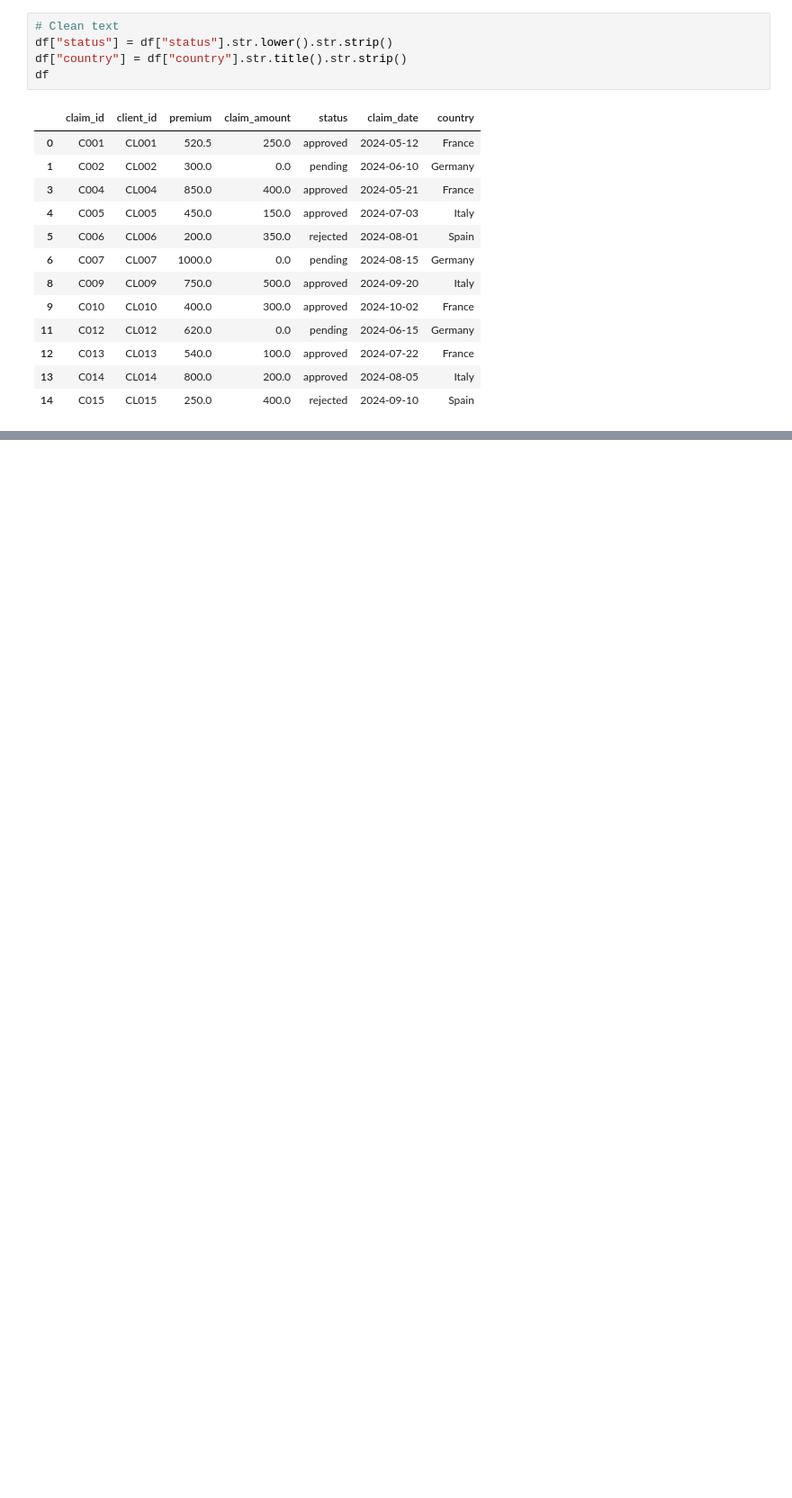
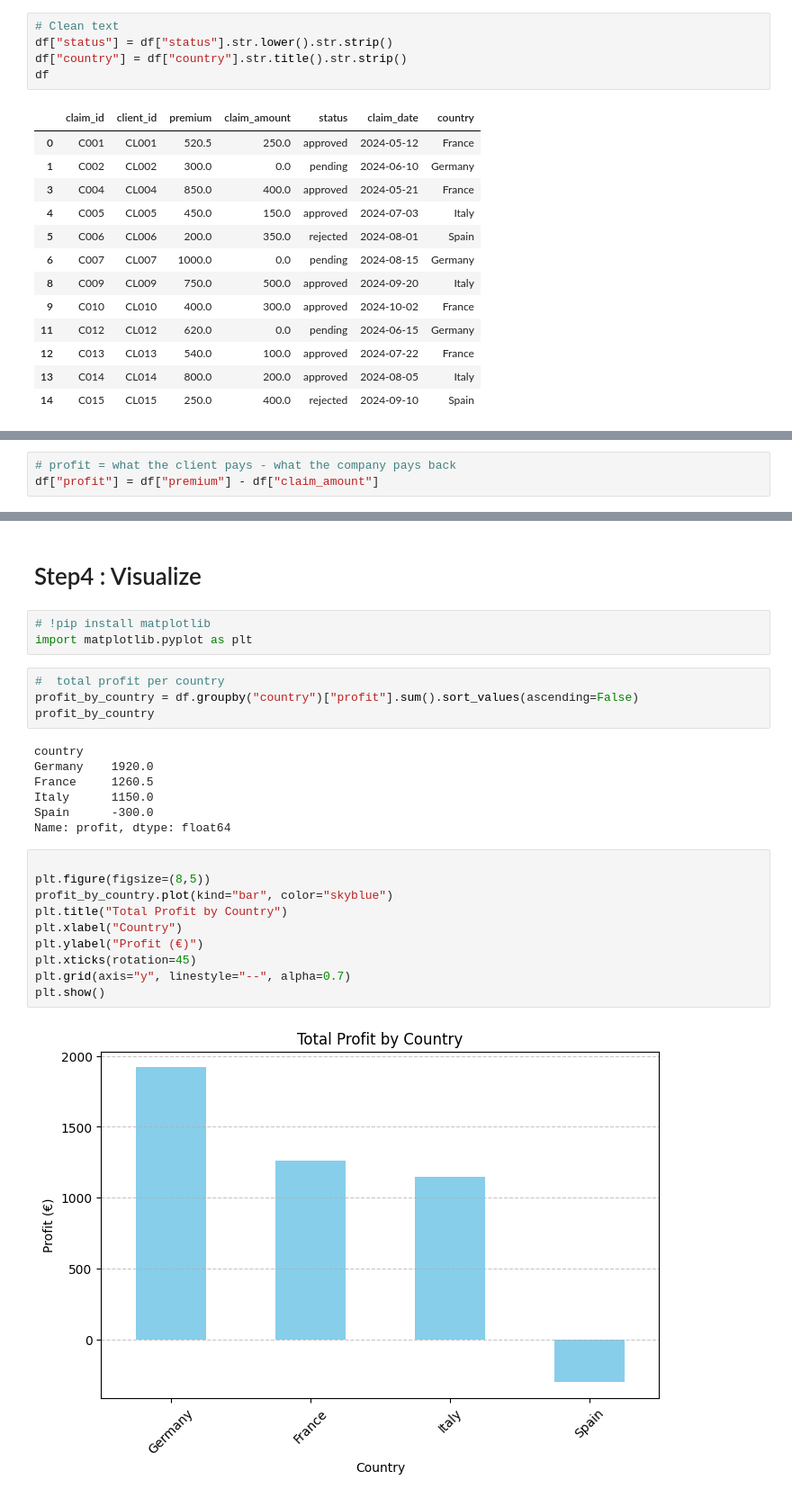
Before and after one commit to niloufargit/data-validation, a Jupyter notebook: src/analyse.ipynb, the cells around one changed output, grey strips where cells are left out. Shown at 90% size. Saved outputs shown, nothing was run; the diff lists cells and outputs as text; blank space fills up the shorter version.

Commit message:
cleaning and visualizing

```diff
--- a/src/analyse.ipynb
+++ b/src/analyse.ipynb
@@ -178,0 +163,3 @@ df
+# %%
+# profit = what the client pays - what the company pays back
+df["profit"] = df["premium"] - df["claim_amount"]
@@ -178,0 +195,28 @@ df
+# %% [markdown]
+# Step4 : Visualize
+# %%
+# !pip install matplotlib
+import matplotlib.pyplot as plt
+# %%
+#  total profit per country
+profit_by_country = df.groupby("country")["profit"].sum().sort_values(ascending=False)
+profit_by_country
+# %% [output]
+country
+Germany    1920.0
+France     1260.5
+Italy      1150.0
+Spain      -300.0
+Name: profit, dtype: float64
+# %%
+
+plt.figure(figsize=(8,5))
+profit_by_country.plot(kind="bar", color="skyblue")
+plt.title("Total Profit by Country")
+plt.xlabel("Country")
+plt.ylabel("Profit (€)")
+plt.xticks(rotation=45)
+plt.grid(axis="y", linestyle="--", alpha=0.7)
+plt.show()
+# %% [output]
+[figure, added]
```
Also changed, not shown: parts of 14 cells of this notebook, 8 other files.
